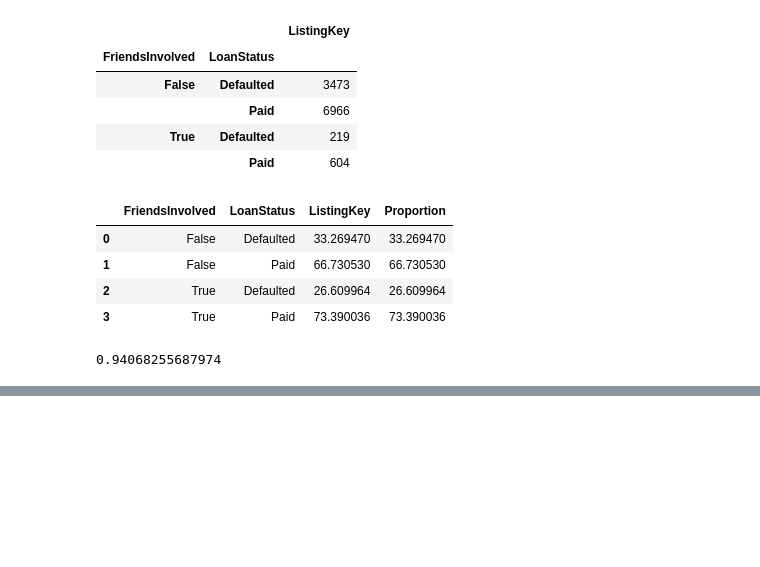
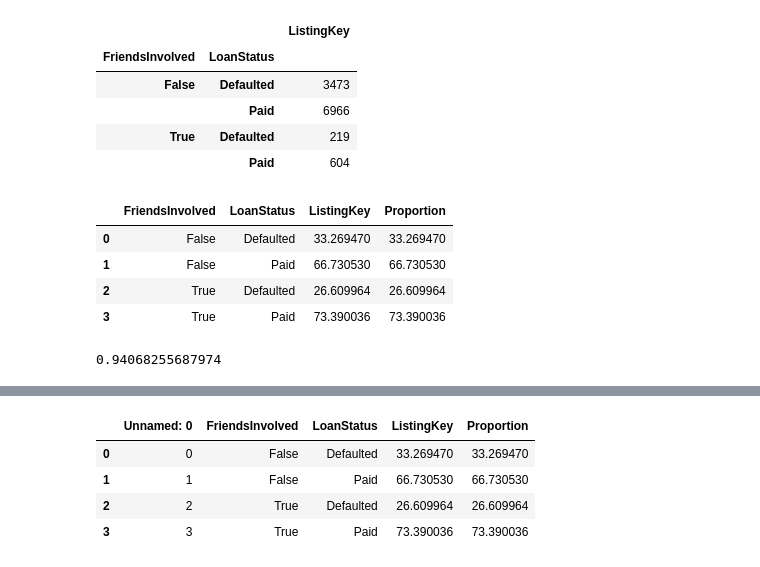
Before and after one commit to eistre91/DataAnalystNanodegree, a Jupyter notebook: Project6/Project 6 EDA.ipynb, the cells around one changed output, grey strips where cells are left out. Saved outputs shown, nothing was run; the diff lists cells and outputs as text; code cells hidden in the pictures; blank space fills up the shorter version.

```diff
--- a/Project6/Project 6 EDA.ipynb
+++ b/Project6/Project 6 EDA.ipynb
@@ -639,0 +655,10 @@ group_pcts.to_csv("project6datapro.csv")
+# %%
+loan_data = pd.read_csv('project6datapro.csv')
+# %%
+loan_data.head()
+# %% [output]
+|  | Unnamed: 0 | FriendsInvolved | LoanStatus | ListingKey | Proportion |
+| 0 | 0 | False | Defaulted | 33.269470 | 33.269470 |
+| 1 | 1 | False | Paid | 66.730530 | 66.730530 |
+| 2 | 2 | True | Defaulted | 26.609964 | 26.609964 |
+| 3 | 3 | True | Paid | 73.390036 | 73.390036 |
```
Also changed, not shown: parts of 7 cells of this notebook, 42 other files.
